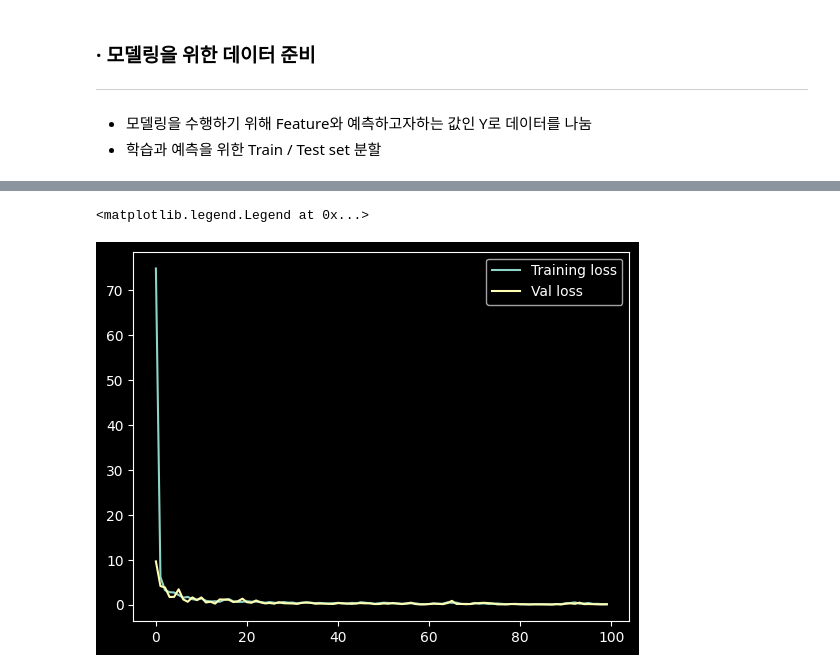
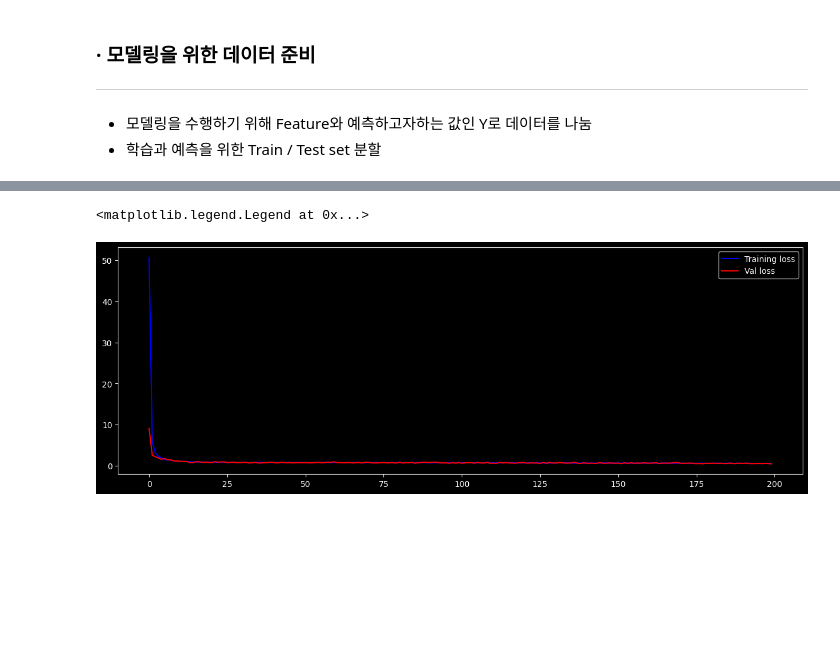
Before and after one commit to kinzinzz/Real_estate_Price_Prediction, a Jupyter notebook: 부동산_가격_예측.ipynb, the cells around one changed output, grey strips where cells are left out. Saved outputs shown, nothing was run; the diff lists cells and outputs as text; code cells hidden in the pictures; blank space fills up the shorter version.

```diff
--- a/부동산_가격_예측.ipynb
+++ b/부동산_가격_예측.ipynb
@@ -834,0 +866,17 @@ df = df.drop(columns='Set')
+# %%
+df = all_data[features_list]
+
+# 범주형 변수 LabelEncoding
+
+from sklearn.preprocessing import LabelEncoder
+
+c_features = categorical_list
+categorical_columns = []
+categorical_dims =  {}
+
+for col in c_features:
+    print(col, df[col].nunique())
+    l_enc = LabelEncoder()
+    df[col] = l_enc.fit_transform(df[col].values)
+    categorical_columns.append(col)
+    categorical_dims[col] = len(l_enc.classes_)
@@ -835,13 +901,13 @@ df = df.drop(columns='Set')
 # %%
 from sklearn import preprocessing
 
-X_train = df[features_list].drop(columns='SalePrice')
+X_train = df.drop(columns='SalePrice')
 y_train = df[[target]]
 
-X_valid = df[features_list].drop(columns='SalePrice')
+X_valid = df.drop(columns='SalePrice')
 y_valid = df[[target]]
 
-X_test = df[features_list].drop(columns='SalePrice')
+X_test = df.drop(columns='SalePrice')
 y_test = df[[target]]
 # %%
 # Outlier 영향을 최소화하기 위해 RobustScaler 사용
@@ -925,7 +991,7 @@ Regressor(
 # model 생성
 model = Regressor()
 # %%
-def train_model(model, train_df, val_df, learning_rate=None, num_epochs=None, verbose=10, patience=300):
+def train_model(model, train_df, val_df, learning_rate=None, num_epochs=None, verbose=20, patience=300):
     criterion = torch.nn.MSELoss()
     optimizer = torch.optim.Adam(model.parameters(), lr=learning_rate, weight_decay=1e-7)
     train_hist = []
@@ -989,7 +1055,7 @@ model, train_hist, val_hist = train_model(
     model,
     train_dataloader,
     val_dataloader,
-    learning_rate=1e-2,
-    num_epochs=100,
+    learning_rate=1e-3,
+    num_epochs=200,
 )
 # %% [output]
@@ -1006,10 +1072,12 @@ Epoch 90 train loss: 0.2927096868338792 val loss: 0.20999650657176971
 # %%
-plt.plot(train_hist, label="Training loss")
-plt.plot(val_hist, label="Val loss")
+plt.figure(figsize=(15, 5))
+
+plt.plot(train_hist,  c='blue', label="Training loss")
+plt.plot(val_hist, c='red', label="Val loss")
 plt.legend()
 # %% [output]
 <matplotlib.legend.Legend at 0x...>
-[figure, old version]
+[figure, new version]
 # %%
 from sklearn.metrics import mean_absolute_error, mean_squared_error
 model.eval()
```
Also changed, not shown: parts of 35 cells of this notebook, 1 other file.
